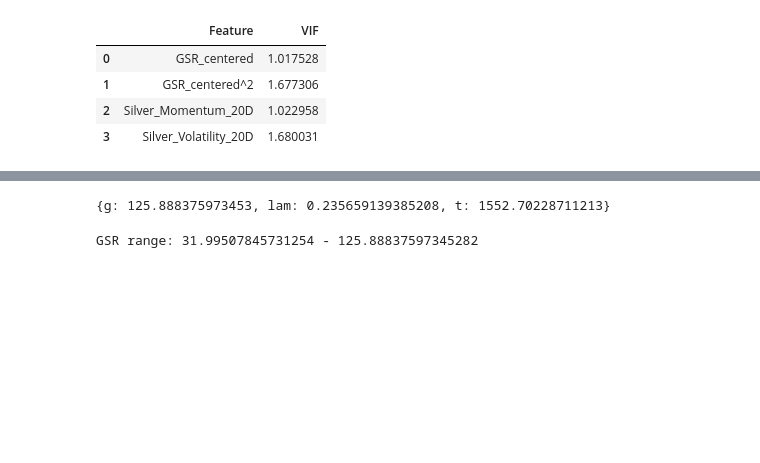
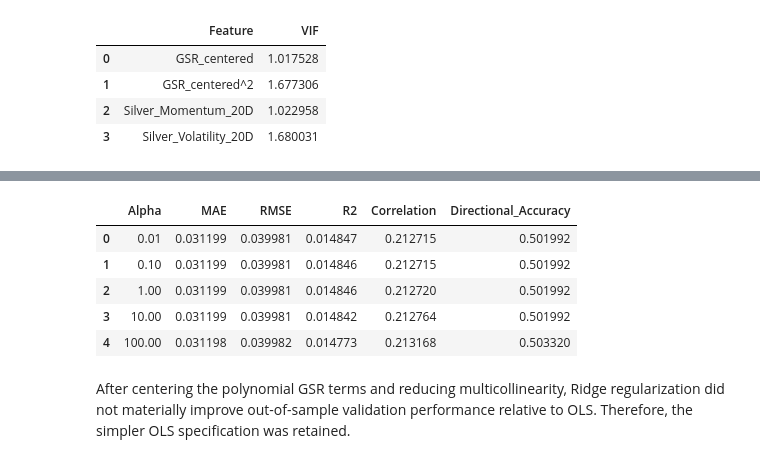
Before and after one commit to praneelbasu73/Silver-Return-Forecasting, a Jupyter notebook: Silver Stress Test.ipynb, the cells around one changed output, grey strips where cells are left out. Saved outputs shown, nothing was run; the diff lists cells and outputs as text; code cells hidden in the pictures; blank space fills up the shorter version.

```diff
--- a/Silver Stress Test.ipynb
+++ b/Silver Stress Test.ipynb
@@ -381,22 +465,45 @@ solutions
 # %%
-#High end Lagrange Constraint
+from sklearn.pipeline import make_pipeline
+from sklearn.preprocessing import StandardScaler
+from sklearn.linear_model import Ridge
 
-lam = sp.symbols('lam')
 
-# Constraint: GSR = max
-constraint = g - 125.88837597345282
+alphas = [0.01, 0.1, 1, 10, 100]
 
-# Build Lagrangian
-L = f + lam*(0 - constraint)
+ridge_results = []
 
-# Solve system
-eqs = [sp.diff(L, t), sp.diff(L, g), sp.diff(L, lam)]
-solutions = sp.solve(eqs, (t, g, lam))
-solutions
+for alpha in alphas:
+
+    ridge_model = make_pipeline(
+        StandardScaler(),
+        Ridge(alpha=alpha)
+    )
+
+    ridge_model.fit(X_train, y_train)
+
+    ridge_pred = ridge_model.predict(X_val)
+
+    ridge_results.append({
+        'Alpha': alpha,
+        'MAE': mean_absolute_error(y_val, ridge_pred),
+        'RMSE': np.sqrt(mean_squared_error(y_val, ridge_pred)),
+        'R2': r2_score(y_val, ridge_pred),
+        'Correlation': np.corrcoef(y_val, ridge_pred)[0, 1],
+        'Directional_Accuracy': (
+            np.sign(y_val) == np.sign(ridge_pred)
+        ).mean()
+    })
+
+ridge_results_df = pd.DataFrame(ridge_results)
+
+ridge_results_df
 # %% [output]
-{g: 125.888375973453, lam: 0.235659139385208, t: 1552.70228711213}
+|  | Alpha | MAE | RMSE | R2 | Correlation | Directional_Accuracy |
+| 0 | 0.01 | 0.031199 | 0.039981 | 0.014847 | 0.212715 | 0.501992 |
+| 1 | 0.10 | 0.031199 | 0.039981 | 0.014846 | 0.212715 | 0.501992 |
+| 2 | 1.00 | 0.031199 | 0.039981 | 0.014846 | 0.212720 | 0.501992 |
+| 3 | 10.00 | 0.031199 | 0.039981 | 0.014842 | 0.212764 | 0.501992 |
+| 4 | 100.00 | 0.031198 | 0.039982 | 0.014773 | 0.213168 | 0.503320 |
-# %%
-print("GSR range:", data['GSR'].min(), "-", data['GSR'].max())
-# %% [output]
-GSR range: 31.99507845731254 - 125.88837597345282
+# %% [markdown]
+After centering the polynomial GSR terms and reducing multicollinearity, Ridge regularization did not materially improve out-of-sample validation performance relative to OLS. Therefore, the simpler OLS specification was retained.
 # %%
```
Also changed, not shown: parts of 13 cells of this notebook.
